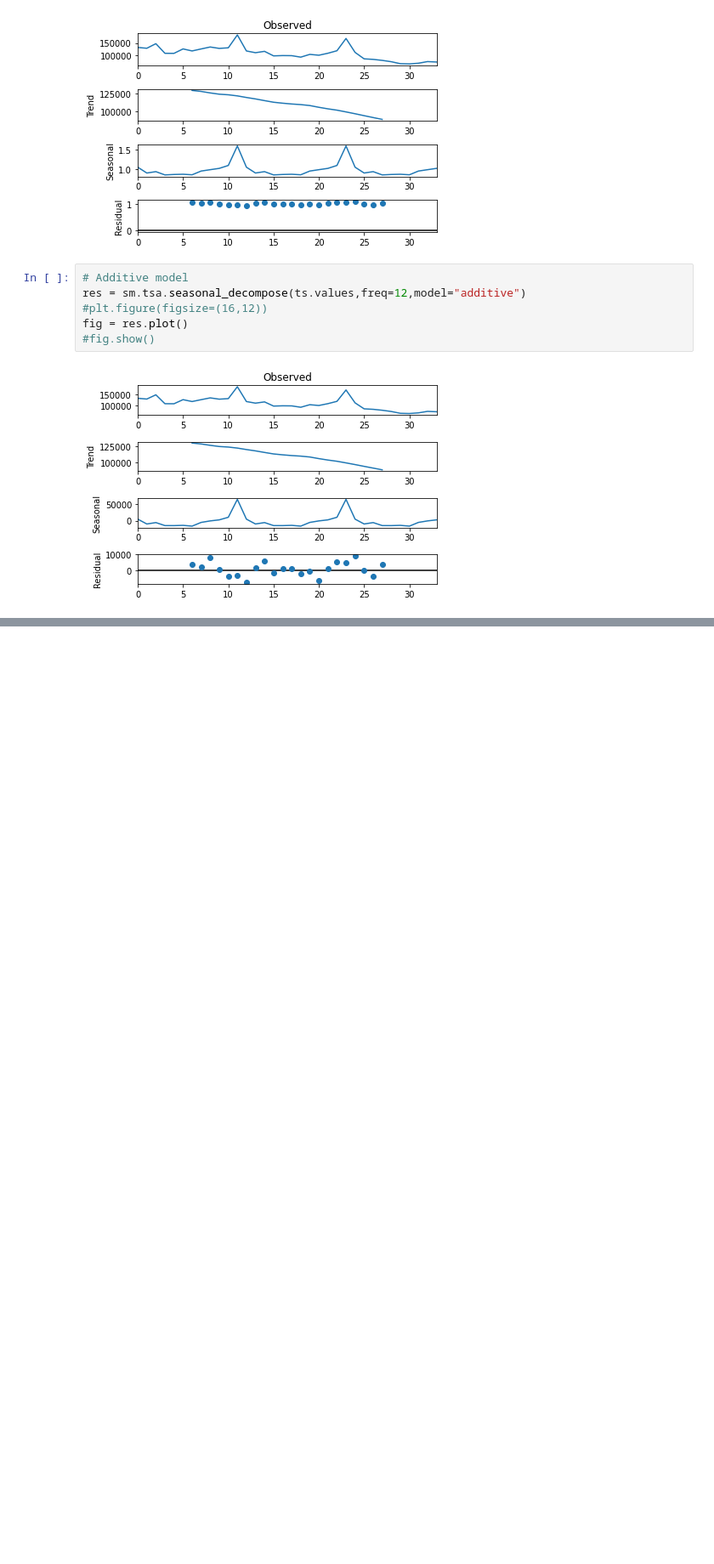
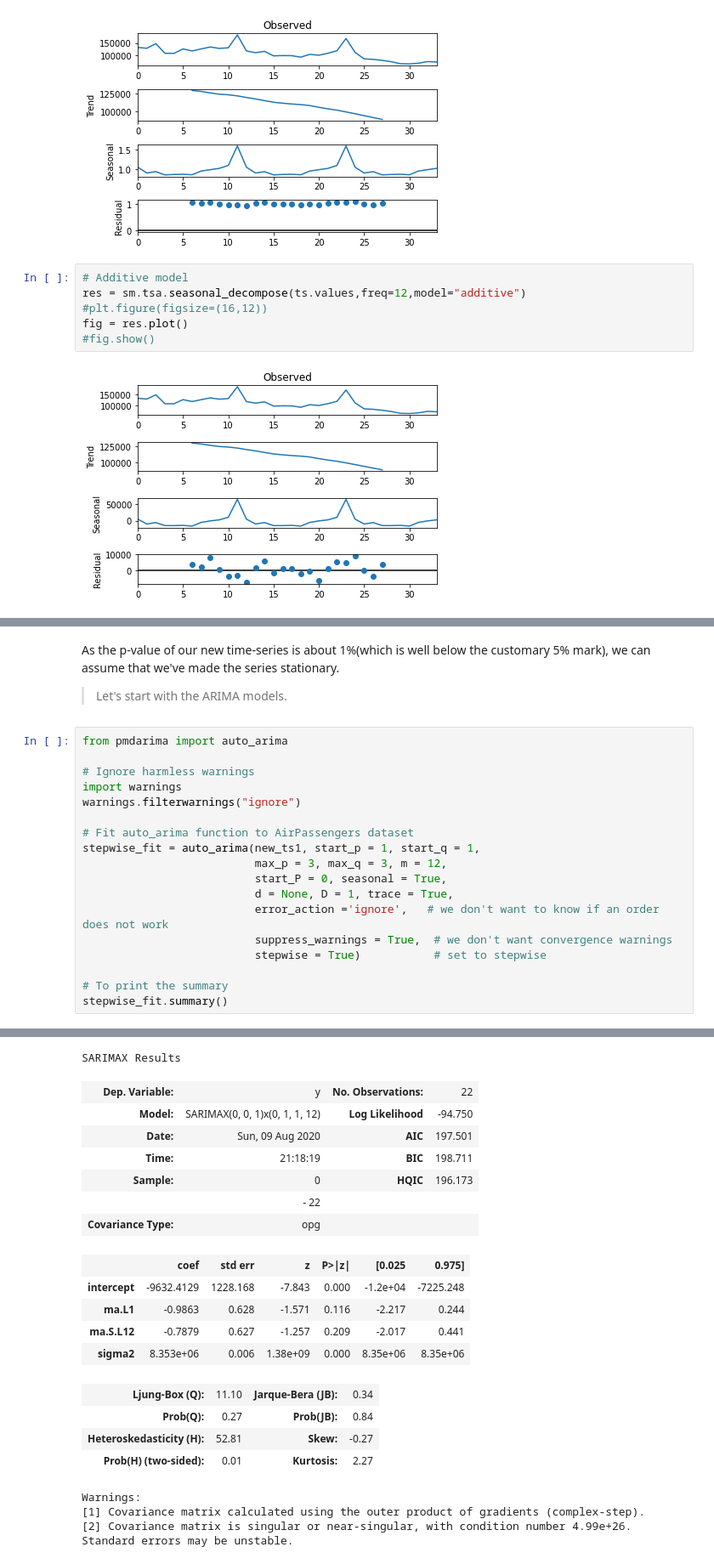
Before and after one commit to Jim-Craig/Forecast, a Jupyter notebook: SAles.ipynb, the cells around one changed output, grey strips where cells are left out. Shown at 85% size. Saved outputs shown, nothing was run; the diff lists cells and outputs as text; blank space fills up the shorter version.

Commit message:
Added pwdarima models

```diff
--- a/SAles.ipynb
+++ b/SAles.ipynb
@@ -80,0 +151,23 @@ fig = res.plot()
+# %% [markdown]
+As the p-value of our new time-series is about 1%(which is well below the customary 5% mark), we can assume that we've made the series stationary.
+
+> Let's start with the ARIMA models.
+# %%
+from pmdarima import auto_arima
+
+# Ignore harmless warnings
+import warnings
+warnings.filterwarnings("ignore")
+
+# Fit auto_arima function to AirPassengers dataset
+stepwise_fit = auto_arima(new_ts1, start_p = 1, start_q = 1,
+                          max_p = 3, max_q = 3, m = 12,
+                          start_P = 0, seasonal = True,
+                          d = None, D = 1, trace = True,
+                          error_action ='ignore',   # we don't want to know if an order does not work
+                          suppress_warnings = True,  # we don't want convergence warnings
+                          stepwise = True)           # set to stepwise
+
+# To print the summary
+stepwise_fit.summary()
+# %% [output]
@@ -80,0 +193,20 @@ fig = res.plot()
+SARIMAX Results
+| Dep. Variable: | y | No. Observations: | 22 |
+| Model: | SARIMAX(0, 0, 1)x(0, 1, 1, 12) | Log Likelihood | -94.750 |
+| Date: | Sun, 09 Aug 2020 | AIC | 197.501 |
+| Time: | 21:18:19 | BIC | 198.711 |
+| Sample: | 0 | HQIC | 196.173 |
+|  | - 22 |  |  |
+| Covariance Type: | opg |  |  |
+|  | coef | std err | z | P>|z| | [0.025 | 0.975] |
+| intercept | -9632.4129 | 1228.168 | -7.843 | 0.000 | -1.2e+04 | -7225.248 |
+| ma.L1 | -0.9863 | 0.628 | -1.571 | 0.116 | -2.217 | 0.244 |
+| ma.S.L12 | -0.7879 | 0.627 | -1.257 | 0.209 | -2.017 | 0.441 |
+| sigma2 | 8.353e+06 | 0.006 | 1.38e+09 | 0.000 | 8.35e+06 | 8.35e+06 |
+| Ljung-Box (Q): | 11.10 | Jarque-Bera (JB): | 0.34 |
+| Prob(Q): | 0.27 | Prob(JB): | 0.84 |
+| Heteroskedasticity (H): | 52.81 | Skew: | -0.27 |
+| Prob(H) (two-sided): | 0.01 | Kurtosis: | 2.27 |
+Warnings:
+[1] Covariance matrix calculated using the outer product of gradients (complex-step).
+[2] Covariance matrix is singular or near-singular, with condition number 4.99e+26. Standard errors may be unstable.
```
Also changed, not shown: parts of 8 cells of this notebook.
